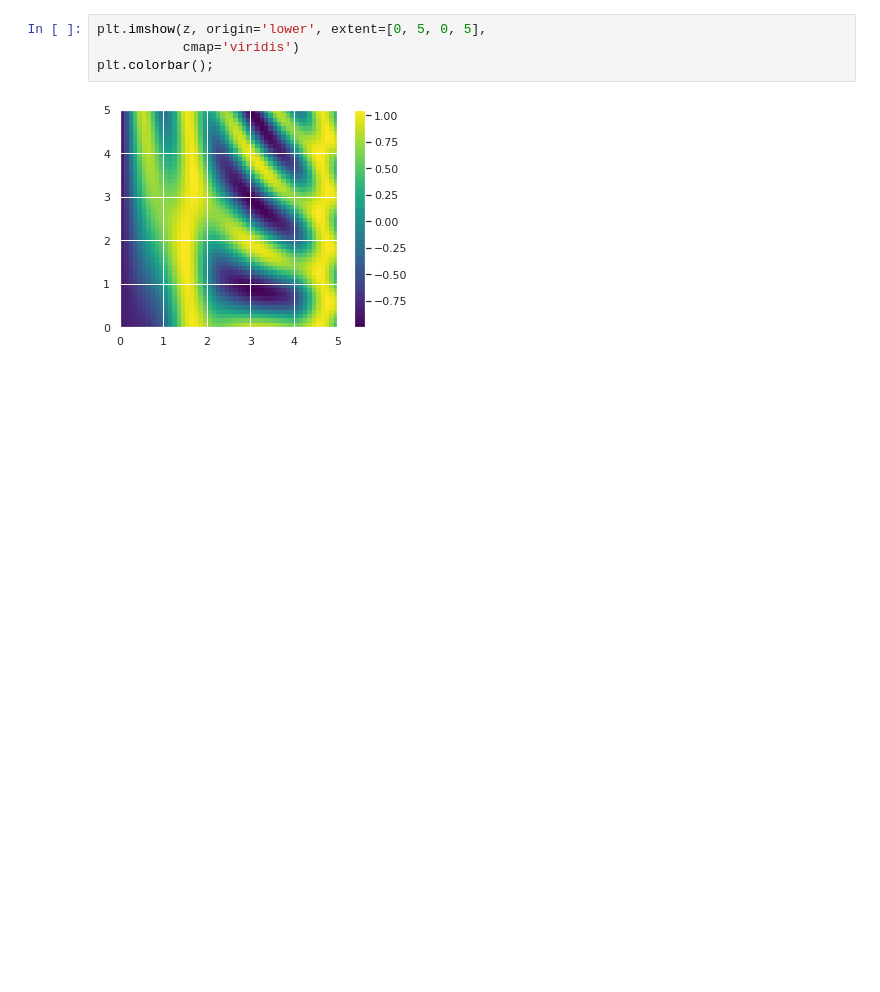
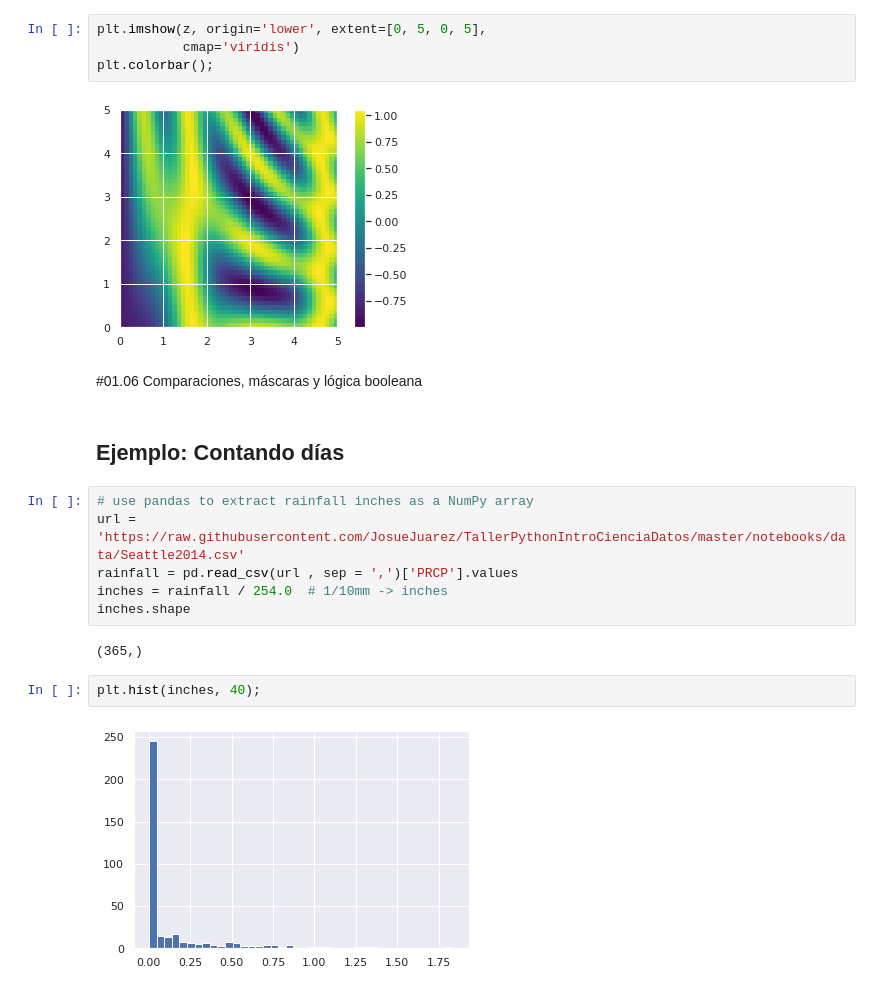
Before and after one commit to htapiagroup/introduccion-a-numpy-JosueJuarez, a Jupyter notebook: Introducción_a_Numpy.ipynb, the cells around one changed output. Saved outputs shown, nothing was run; the diff lists cells and outputs as text; blank space fills up the shorter version.

```diff
--- a/Introducción_a_Numpy.ipynb
+++ b/Introducción_a_Numpy.ipynb
@@ -1112,3 +1118,19 @@ plt.imshow(z, origin='lower', extent=[0, 5, 0, 5],
 plt.colorbar();
 # %% [output]
 [figure]
+# %% [markdown]
+#01.06 Comparaciones, máscaras y lógica booleana
+# %% [markdown]
+## Ejemplo: Contando días
+# %%
+# use pandas to extract rainfall inches as a NumPy array
+url = 'https://raw.githubusercontent.com/JosueJuarez/TallerPythonIntroCienciaDatos/master/notebooks/data/Seattle2014.csv'
+rainfall = pd.read_csv(url , sep = ',')['PRCP'].values
+inches = rainfall / 254.0  # 1/10mm -> inches
+inches.shape
+# %% [output]
+(365,)
+# %%
+plt.hist(inches, 40);
+# %% [output]
+[figure, added]
```
Also changed, not shown: parts of 48 cells of this notebook.
